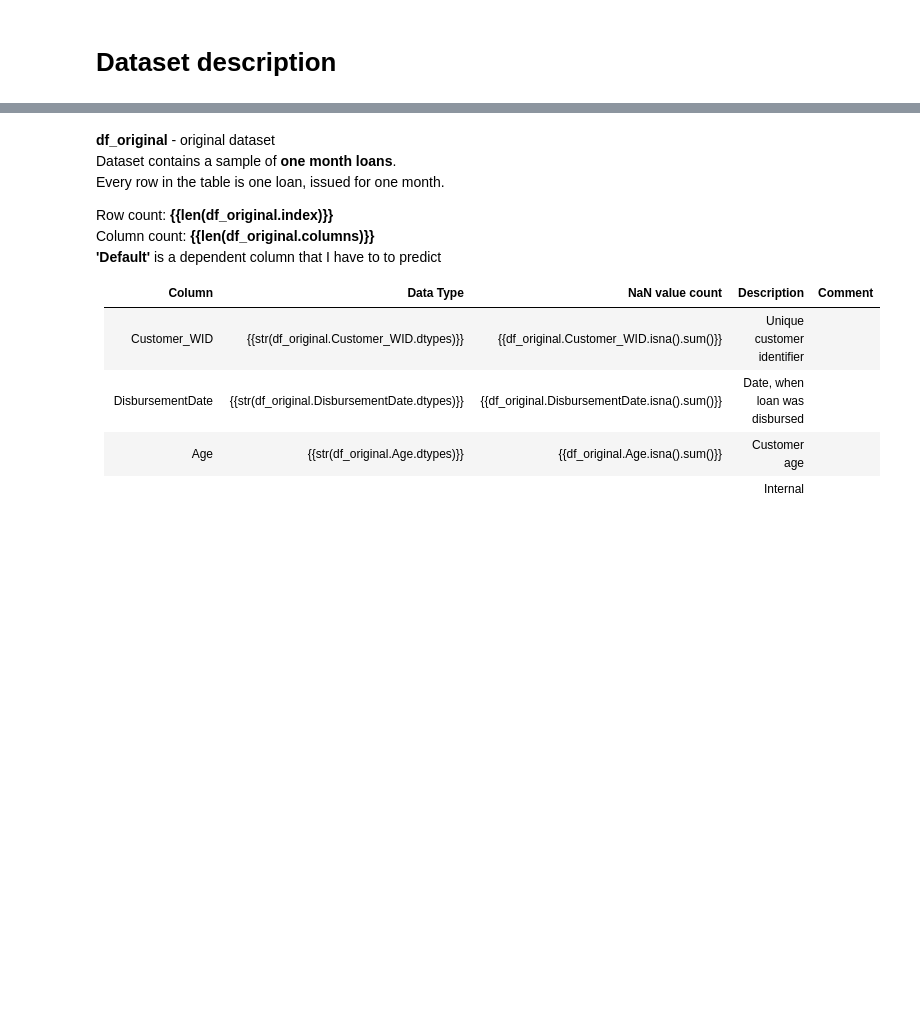
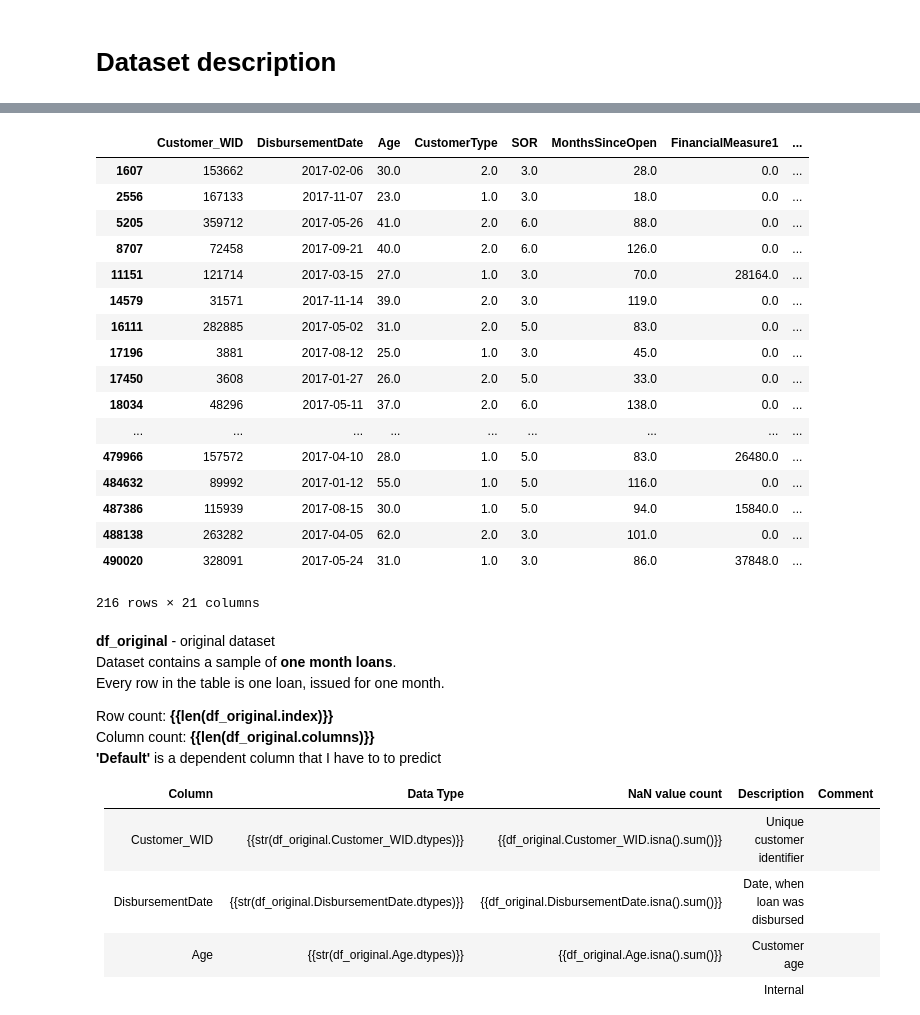
Before and after one commit to SvetlanaCipiseva/CreditScoring, a Jupyter notebook: credit_scoring.ipynb, the cells around one changed output, grey strips where cells are left out. Drawn from its saved outputs; the diff is of its cells as text; code cells hidden in the pictures; blank space fills up the shorter version.

```diff
--- a/credit_scoring.ipynb
+++ b/credit_scoring.ipynb
@@ -50,0 +91,21 @@ df=Dataset.clean_df
+# %%
+df[(abs(stats.zscore(np.log(df.FinancialMeasure4+1)))>3.5) & (df.FinancialMeasure4!=0)]
+# %% [output]
+|  | Customer_WID | DisbursementDate | Age | CustomerType | SOR | MonthsSinceOpen | FinancialMeasure1 | ... |
+| 1607 | 153662 | 2017-02-06 | 30.0 | 2.0 | 3.0 | 28.0 | 0.0 | ... |
+| 2556 | 167133 | 2017-11-07 | 23.0 | 1.0 | 3.0 | 18.0 | 0.0 | ... |
+| 5205 | 359712 | 2017-05-26 | 41.0 | 2.0 | 6.0 | 88.0 | 0.0 | ... |
+| 8707 | 72458 | 2017-09-21 | 40.0 | 2.0 | 6.0 | 126.0 | 0.0 | ... |
+| 11151 | 121714 | 2017-03-15 | 27.0 | 1.0 | 3.0 | 70.0 | 28164.0 | ... |
+| 14579 | 31571 | 2017-11-14 | 39.0 | 2.0 | 3.0 | 119.0 | 0.0 | ... |
+| 16111 | 282885 | 2017-05-02 | 31.0 | 2.0 | 5.0 | 83.0 | 0.0 | ... |
+| 17196 | 3881 | 2017-08-12 | 25.0 | 1.0 | 3.0 | 45.0 | 0.0 | ... |
+| 17450 | 3608 | 2017-01-27 | 26.0 | 2.0 | 5.0 | 33.0 | 0.0 | ... |
+| 18034 | 48296 | 2017-05-11 | 37.0 | 2.0 | 6.0 | 138.0 | 0.0 | ... |
+| ... | ... | ... | ... | ... | ... | ... | ... | ... |
+| 479966 | 157572 | 2017-04-10 | 28.0 | 1.0 | 5.0 | 83.0 | 26480.0 | ... |
+| 484632 | 89992 | 2017-01-12 | 55.0 | 1.0 | 5.0 | 116.0 | 0.0 | ... |
+| 487386 | 115939 | 2017-08-15 | 30.0 | 1.0 | 5.0 | 94.0 | 15840.0 | ... |
+| 488138 | 263282 | 2017-04-05 | 62.0 | 2.0 | 3.0 | 101.0 | 0.0 | ... |
+| 490020 | 328091 | 2017-05-24 | 31.0 | 1.0 | 3.0 | 86.0 | 37848.0 | ... |
+216 rows × 21 columns
```
Also changed, not shown: parts of 35 cells of this notebook, 1 other file.
